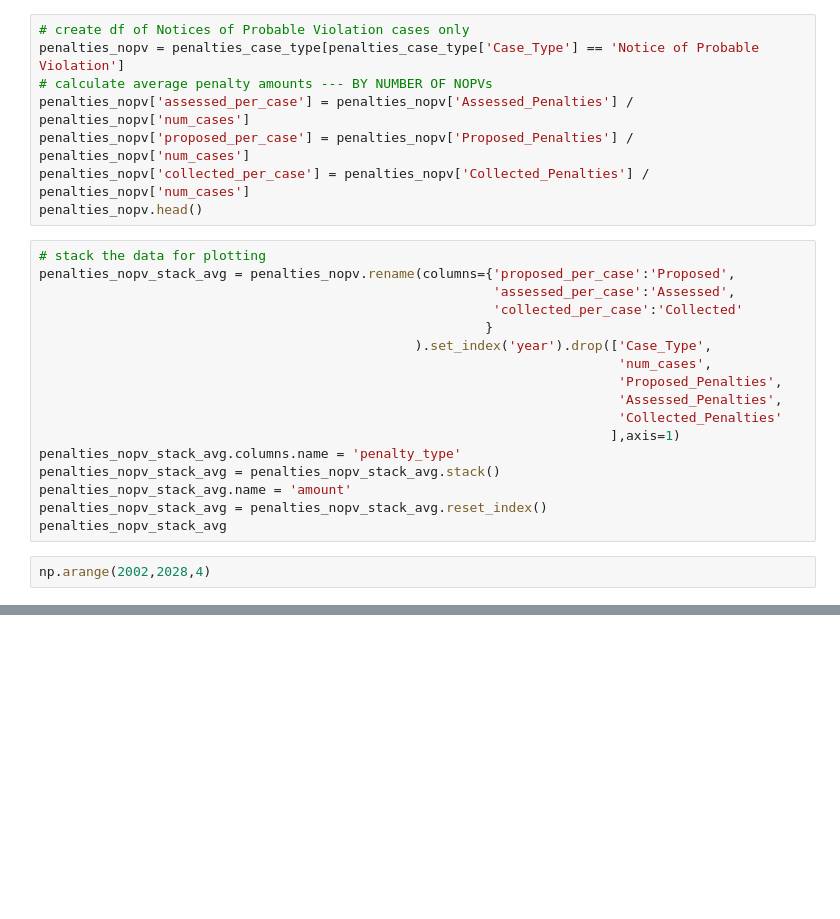
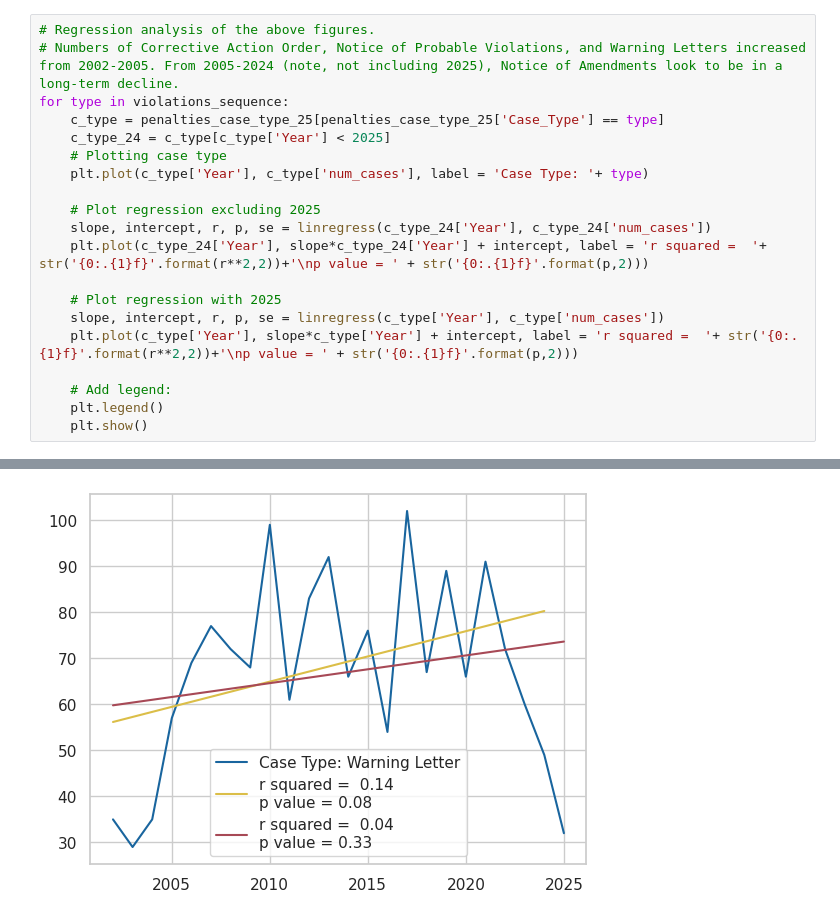
Before and after one commit to edgi-govdata-archiving/PipelineSafety, a Jupyter notebook: phmsa_exploration.ipynb, the cells around one changed output, grey strips where cells are left out. Saved outputs shown, nothing was run; the diff lists cells and outputs as text; blank space fills up the shorter version.

```diff
--- a/phmsa_exploration.ipynb
+++ b/phmsa_exploration.ipynb
@@ -163,27 +270,21 @@ penalties_case_type.loc[penalties_case_type['Proposed_Penalties'] > 0.0]['Case_T
-# %%
-# create df of Notices of Probable Violation cases only
-penalties_nopv = penalties_case_type[penalties_case_type['Case_Type'] == 'Notice of Probable Violation']
-# calculate average penalty amounts --- BY NUMBER OF NOPVs
-penalties_nopv['assessed_per_case'] = penalties_nopv['Assessed_Penalties'] / penalties_nopv['num_cases']
-penalties_nopv['proposed_per_case'] = penalties_nopv['Proposed_Penalties'] / penalties_nopv['num_cases']
-penalties_nopv['collected_per_case'] = penalties_nopv['Collected_Penalties'] / penalties_nopv['num_cases']
-penalties_nopv.head()
-# %%
-# stack the data for plotting
-penalties_nopv_stack_avg = penalties_nopv.rename(columns={'proposed_per_case':'Proposed',
-                                                          'assessed_per_case':'Assessed',
-                                                          'collected_per_case':'Collected'
-                                                         }
-                                                ).set_index('year').drop(['Case_Type',
-                                                                          'num_cases',
-                                                                          'Proposed_Penalties',
-                                                                          'Assessed_Penalties',
-                                                                          'Collected_Penalties'
-                                                                         ],axis=1)
-penalties_nopv_stack_avg.columns.name = 'penalty_type'
-penalties_nopv_stack_avg = penalties_nopv_stack_avg.stack()
-penalties_nopv_stack_avg.name = 'amount'
-penalties_nopv_stack_avg = penalties_nopv_stack_avg.reset_index()
-penalties_nopv_stack_avg
-# %%
-np.arange(2002,2028,4)
+# %%
+# Regression analysis of the above figures.
+# Numbers of Corrective Action Order, Notice of Probable Violations, and Warning Letters increased from 2002-2005. From 2005-2024 (note, not including 2025), Notice of Amendments look to be in a long-term decline.
+for type in violations_sequence:
+    c_type = penalties_case_type_25[penalties_case_type_25['Case_Type'] == type]
+    c_type_24 = c_type[c_type['Year'] < 2025]
+    # Plotting case type
+    plt.plot(c_type['Year'], c_type['num_cases'], label = 'Case Type: '+ type)
+
+    # Plot regression excluding 2025
+    slope, intercept, r, p, se = linregress(c_type_24['Year'], c_type_24['num_cases'])
+    plt.plot(c_type_24['Year'], slope*c_type_24['Year'] + intercept, label = 'r squared =  '+ str('{0:.{1}f}'.format(r**2,2))+'\np value = ' + str('{0:.{1}f}'.format(p,2)))
+
+    # Plot regression with 2025
+    slope, intercept, r, p, se = linregress(c_type['Year'], c_type['num_cases'])
+    plt.plot(c_type['Year'], slope*c_type['Year'] + intercept, label = 'r squared =  '+ str('{0:.{1}f}'.format(r**2,2))+'\np value = ' + str('{0:.{1}f}'.format(p,2)))
+
+    # Add legend:
+    plt.legend()
+    plt.show()
+# %% [output]
@@ -189,0 +308 @@ np.arange(2002,2028,4)
+[figure, added]
```
Also changed, not shown: parts of 24 cells of this notebook, 2 other files.
